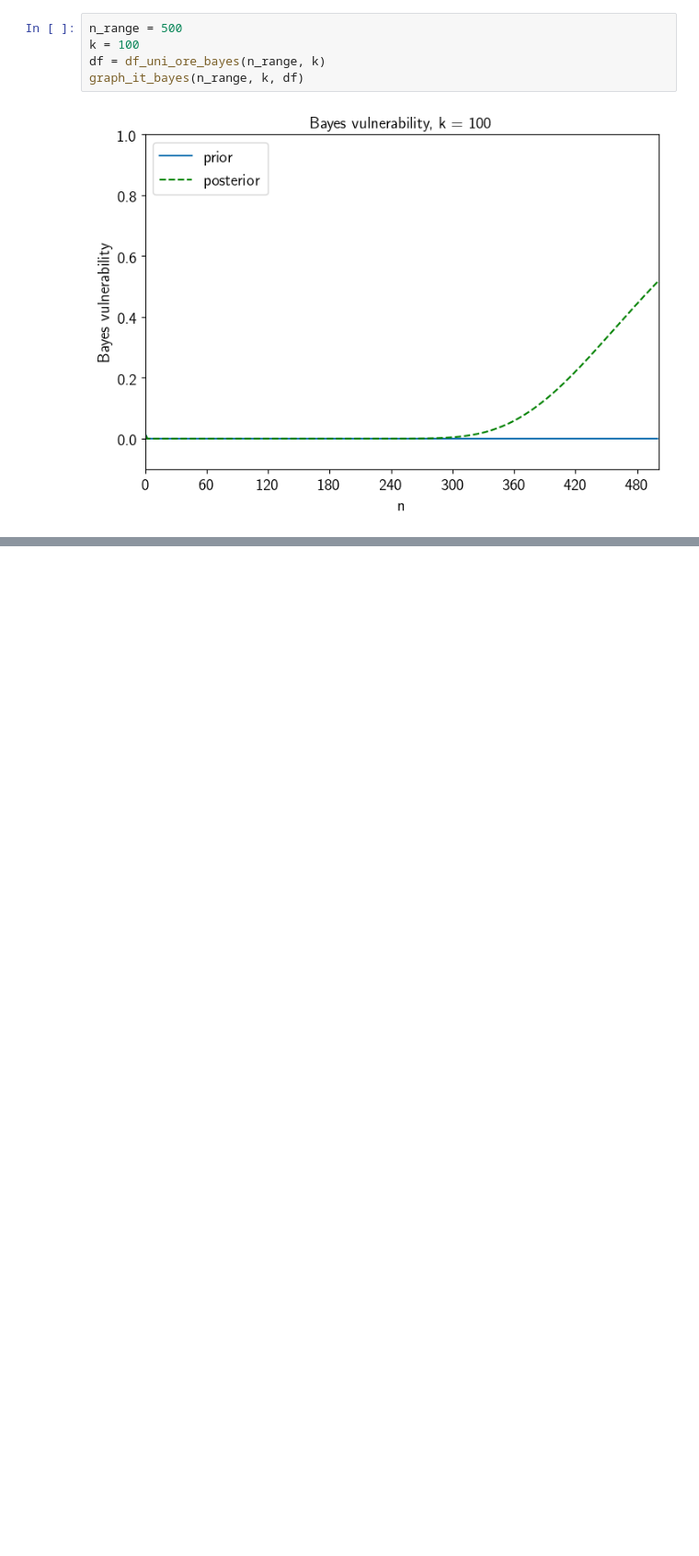
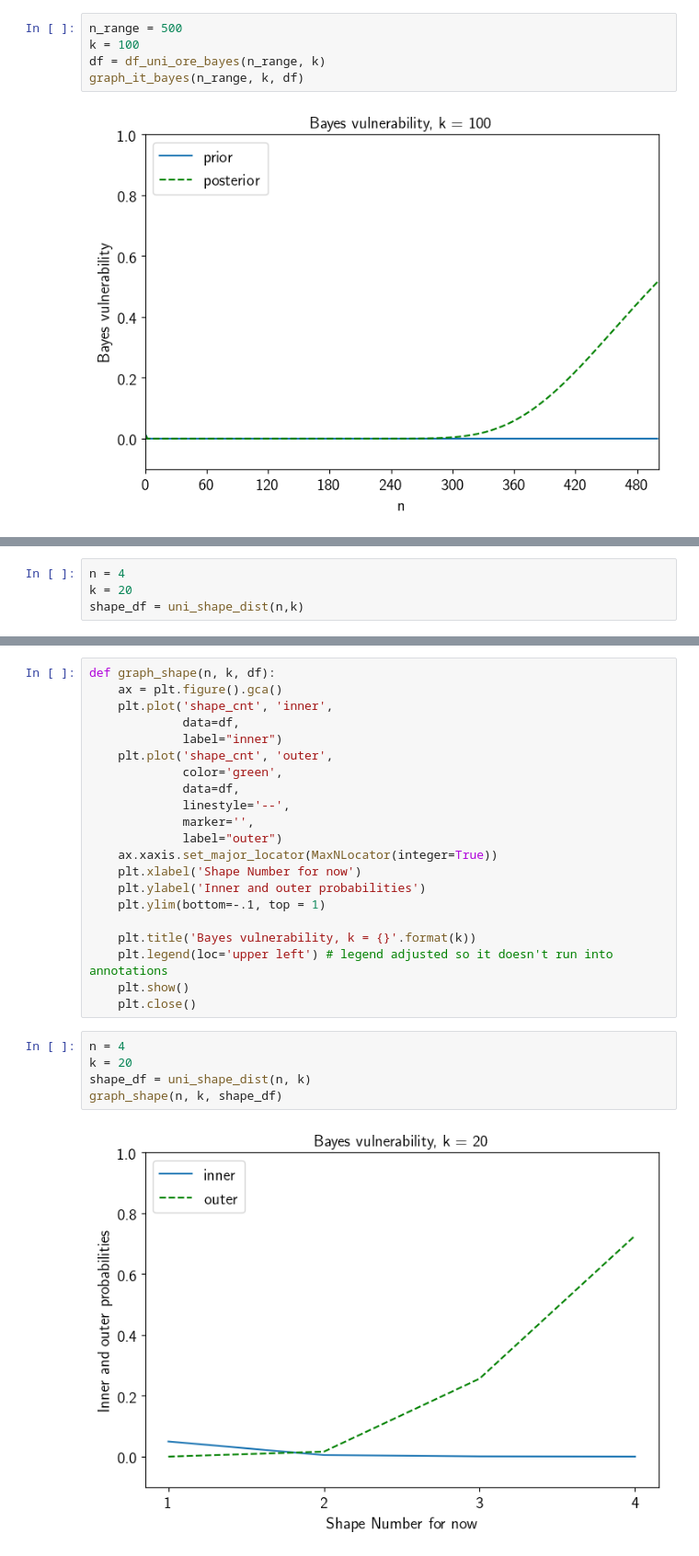
Before and after one commit to majk12/ore, a Jupyter notebook: ore_ideal_bayes.ipynb, the cells around one changed output, grey strips where cells are left out. Shown at 92% size. Cells and saved outputs as stored; diff of their text form; blank space fills up the shorter version.

Commit message:
first attempt to see inner and outer of each shape

```diff
--- a/ore_ideal_bayes.ipynb
+++ b/ore_ideal_bayes.ipynb
@@ -186,0 +218,4 @@ graph_it_bayes(n_range, k, df)
+# %%
+n = 4
+k = 20
+shape_df = uni_shape_dist(n,k)
@@ -186,0 +230,28 @@ graph_it_bayes(n_range, k, df)
+# %%
+def graph_shape(n, k, df):
+    ax = plt.figure().gca()
+    plt.plot('shape_cnt', 'inner',
+             data=df,
+             label="inner")
+    plt.plot('shape_cnt', 'outer',
+             color='green',
+             data=df,
+             linestyle='--',
+             marker='',
+             label="outer")
+    ax.xaxis.set_major_locator(MaxNLocator(integer=True))
+    plt.xlabel('Shape Number for now')
+    plt.ylabel('Inner and outer probabilities')
+    plt.ylim(bottom=-.1, top = 1)
+
+    plt.title('Bayes vulnerability, k = {}'.format(k))
+    plt.legend(loc='upper left') # legend adjusted so it doesn't run into annotations
+    plt.show()
+    plt.close()
+# %%
+n = 4
+k = 20
+shape_df = uni_shape_dist(n, k)
+graph_shape(n, k, shape_df)
+# %% [output]
+[figure, added]
```
Also changed, not shown: parts of 7 cells of this notebook.
